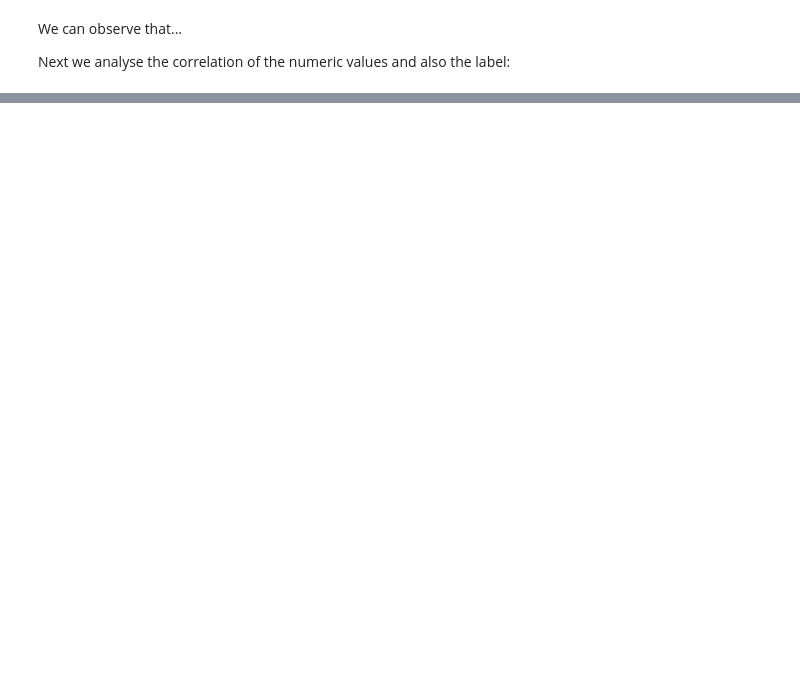
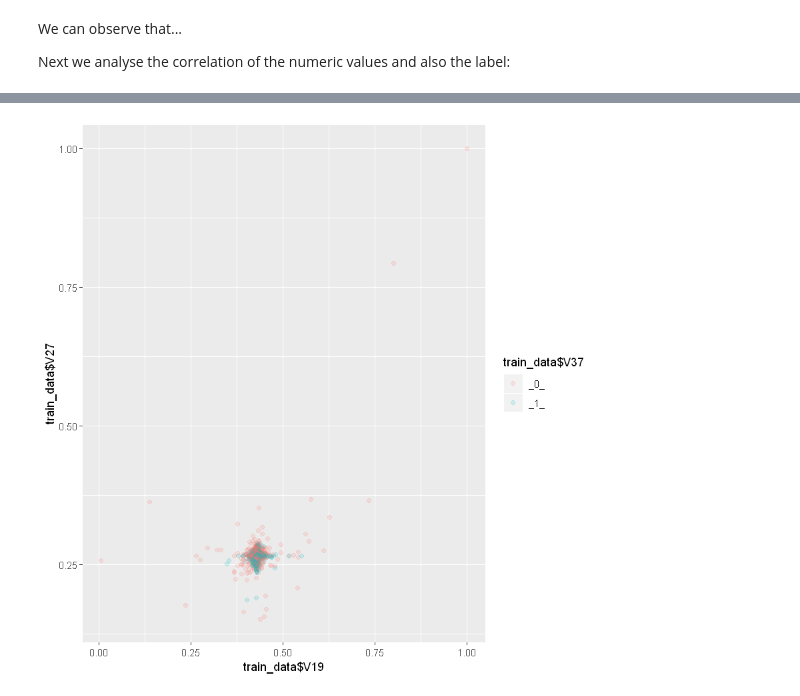
Before and after one commit to gmestre98/Data-Mining-First-Project, a Jupyter notebook: Project_1.ipynb, the cells around one changed output, grey strips where cells are left out. Cells and saved outputs as stored; diff of their text form; code cells hidden in the pictures; blank space fills up the shorter version.

```diff
--- a/Project_1.ipynb
+++ b/Project_1.ipynb
@@ -78,5 +117,7 @@ plot_correlation(train_data[, 7:37])
 # %%
 #qplot(log(log(train_data$V12+1)), log(log(train_data$V14+1)), colour = train_data$V37)
 # %%
-#sp <- ggplot(train_data, aes(log(log(train_data$V12+1)), log(log(train_data$V14+1)+1), colour = train_data$V37))
-#sp + geom_point(alpha=.15)
+sp <- ggplot(train_data, aes(train_data$V19, train_data$V27, colour = train_data$V37))
+sp + geom_point(alpha=.15)
+# %% [output]
+[figure, added]
```
Also changed, not shown: parts of 8 cells of this notebook.
